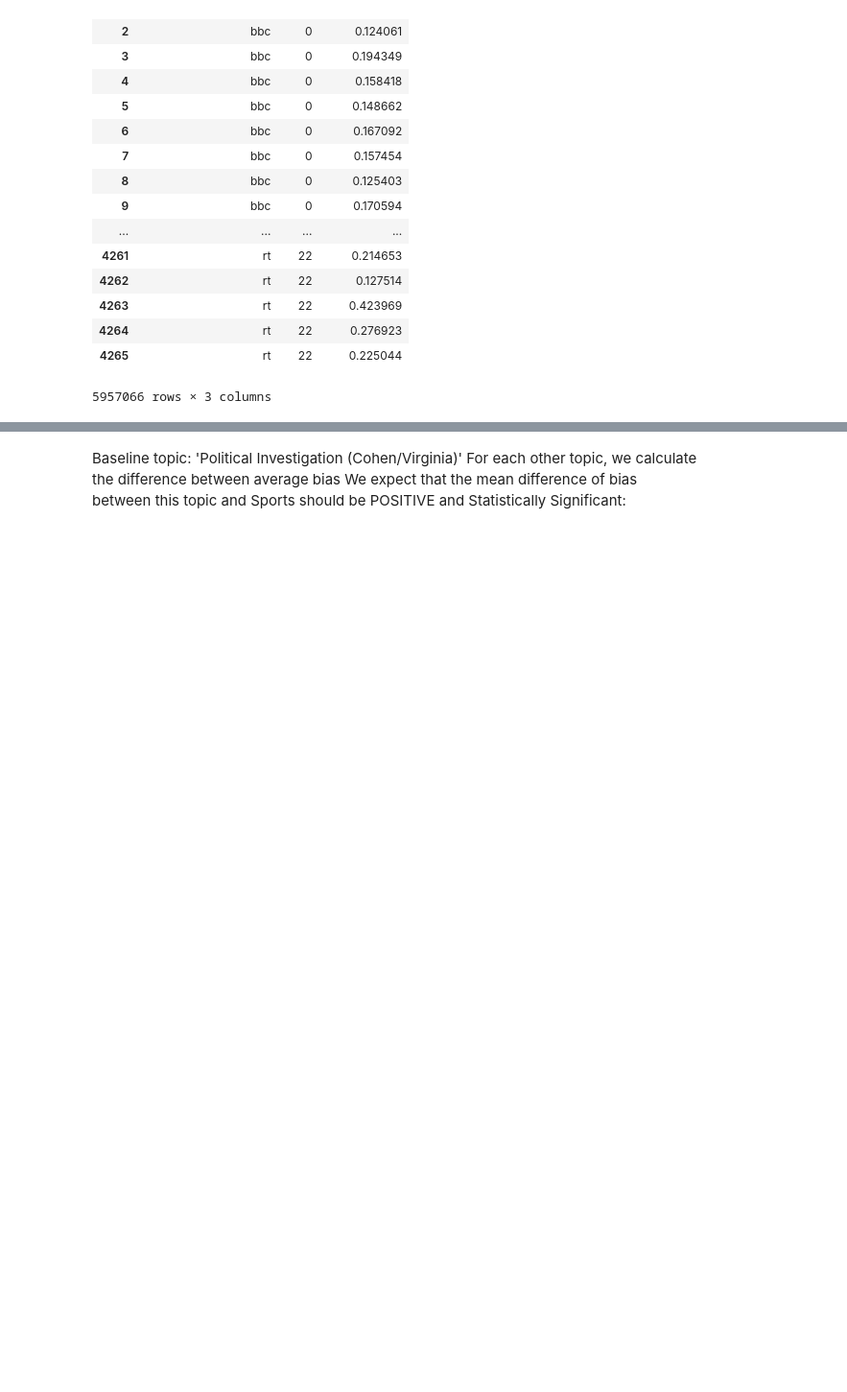
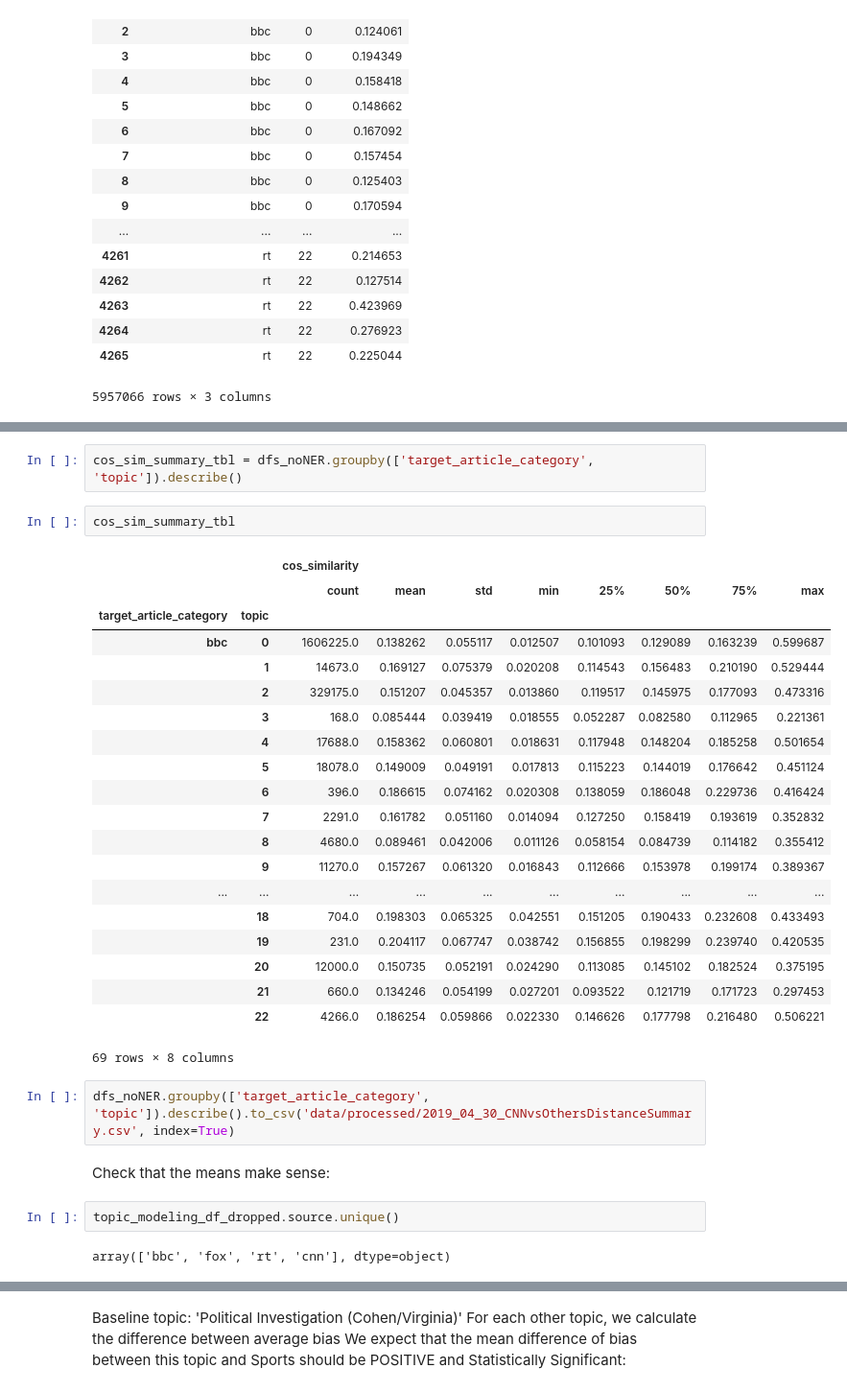
Before and after one commit to AlexanderTyan/NewsBias, a Jupyter notebook: 4_TopicModelling.ipynb, the cells around one changed output, grey strips where cells are left out. Shown at 96% size. Cells and saved outputs as stored; diff of their text form; blank space fills up the shorter version.

```diff
--- a/4_TopicModelling.ipynb
+++ b/4_TopicModelling.ipynb
@@ -1152,0 +1684,33 @@ dfs_noNER
+# %%
+cos_sim_summary_tbl = dfs_noNER.groupby(['target_article_category', 'topic']).describe()
+# %%
+cos_sim_summary_tbl
+# %% [output]
+|  |  | cos_similarity |  |  |  |  |  |  |  |
+|  |  | count | mean | std | min | 25% | 50% | 75% | max |
+| target_article_category | topic |  |  |  |  |  |  |  |  |
+| bbc | 0 | 1606225.0 | 0.138262 | 0.055117 | 0.012507 | 0.101093 | 0.129089 | 0.163239 | 0.599687 |
+|  | 1 | 14673.0 | 0.169127 | 0.075379 | 0.020208 | 0.114543 | 0.156483 | 0.210190 | 0.529444 |
+|  | 2 | 329175.0 | 0.151207 | 0.045357 | 0.013860 | 0.119517 | 0.145975 | 0.177093 | 0.473316 |
+|  | 3 | 168.0 | 0.085444 | 0.039419 | 0.018555 | 0.052287 | 0.082580 | 0.112965 | 0.221361 |
+|  | 4 | 17688.0 | 0.158362 | 0.060801 | 0.018631 | 0.117948 | 0.148204 | 0.185258 | 0.501654 |
+|  | 5 | 18078.0 | 0.149009 | 0.049191 | 0.017813 | 0.115223 | 0.144019 | 0.176642 | 0.451124 |
+|  | 6 | 396.0 | 0.186615 | 0.074162 | 0.020308 | 0.138059 | 0.186048 | 0.229736 | 0.416424 |
+|  | 7 | 2291.0 | 0.161782 | 0.051160 | 0.014094 | 0.127250 | 0.158419 | 0.193619 | 0.352832 |
+|  | 8 | 4680.0 | 0.089461 | 0.042006 | 0.011126 | 0.058154 | 0.084739 | 0.114182 | 0.355412 |
+|  | 9 | 11270.0 | 0.157267 | 0.061320 | 0.016843 | 0.112666 | 0.153978 | 0.199174 | 0.389367 |
+| ... | ... | ... | ... | ... | ... | ... | ... | ... | ... |
+|  | 18 | 704.0 | 0.198303 | 0.065325 | 0.042551 | 0.151205 | 0.190433 | 0.232608 | 0.433493 |
+|  | 19 | 231.0 | 0.204117 | 0.067747 | 0.038742 | 0.156855 | 0.198299 | 0.239740 | 0.420535 |
+|  | 20 | 12000.0 | 0.150735 | 0.052191 | 0.024290 | 0.113085 | 0.145102 | 0.182524 | 0.375195 |
+|  | 21 | 660.0 | 0.134246 | 0.054199 | 0.027201 | 0.093522 | 0.121719 | 0.171723 | 0.297453 |
+|  | 22 | 4266.0 | 0.186254 | 0.059866 | 0.022330 | 0.146626 | 0.177798 | 0.216480 | 0.506221 |
+69 rows × 8 columns
+# %%
+dfs_noNER.groupby(['target_article_category', 'topic']).describe().to_csv('data/processed/2019_04_30_CNNvsOthersDistanceSummary.csv', index=True)
+# %% [markdown]
+Check that the means make sense:
+# %%
+topic_modeling_df_dropped.source.unique()
+# %% [output]
+array(['bbc', 'fox', 'rt', 'cnn'], dtype=object)
```
Also changed, not shown: parts of 82 cells of this notebook.
